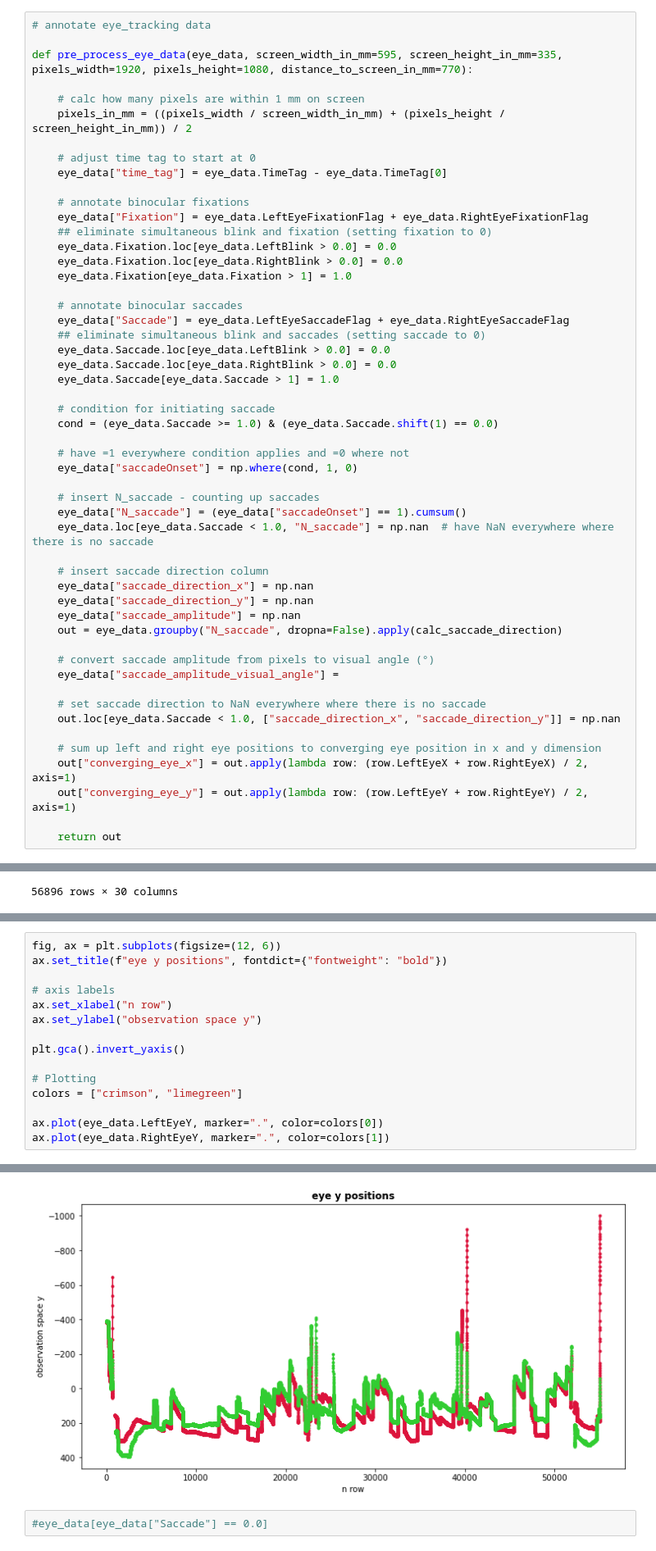
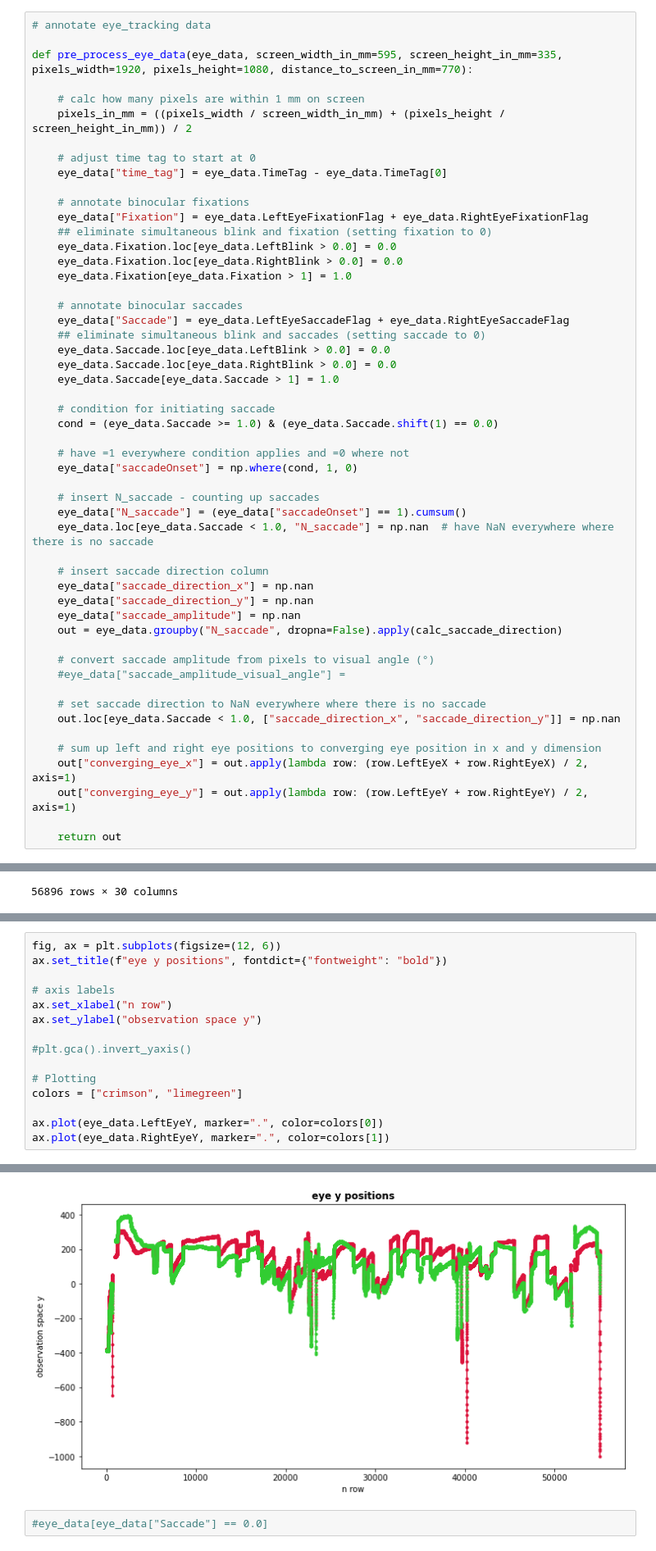
Before and after one commit to nilsheinrich/eye_movement_analysis_moonlander, a Jupyter notebook: data_analysis.ipynb, the cells around one changed output, grey strips where cells are left out. Shown at 82% size. Cells and saved outputs as stored; diff of their text form.

Commit message:
new plot functions - saccade vectors, saccade landing sites - and solved inverted y axis question

```diff
--- a/data_analysis.ipynb
+++ b/data_analysis.ipynb
@@ -212,7 +215,7 @@ def pre_process_eye_data(eye_data, screen_width_in_mm=595, screen_height_in_mm=3
     out = eye_data.groupby("N_saccade", dropna=False).apply(calc_saccade_direction)
 
     # convert saccade amplitude from pixels to visual angle (°)
-    eye_data["saccade_amplitude_visual_angle"] =
+    #eye_data["saccade_amplitude_visual_angle"] =
 
     # set saccade direction to NaN everywhere where there is no saccade
     out.loc[eye_data.Saccade < 1.0, ["saccade_direction_x", "saccade_direction_y"]] = np.nan
@@ -260,21 +272,21 @@ len(progressive_saccades)
 # %%
 fig, ax = plt.subplots(figsize=(12, 6))
 ax.set_title(f"eye y positions", fontdict={"fontweight": "bold"})
 
 # axis labels
 ax.set_xlabel("n row")
 ax.set_ylabel("observation space y")
 
-plt.gca().invert_yaxis()
+#plt.gca().invert_yaxis()
 
 # Plotting
 colors = ["crimson", "limegreen"]
 
 ax.plot(eye_data.LeftEyeY, marker=".", color=colors[0])
 ax.plot(eye_data.RightEyeY, marker=".", color=colors[1])
 # %% [output]
 [<matplotlib.lines.Line2D at 0x...>]
-[figure, old version]
+[figure, new version]
 # %%
 #eye_data[eye_data["Saccade"] == 0.0]
 # %% [markdown]
```
Also changed, not shown: parts of 32 cells of this notebook, 1 other file.
